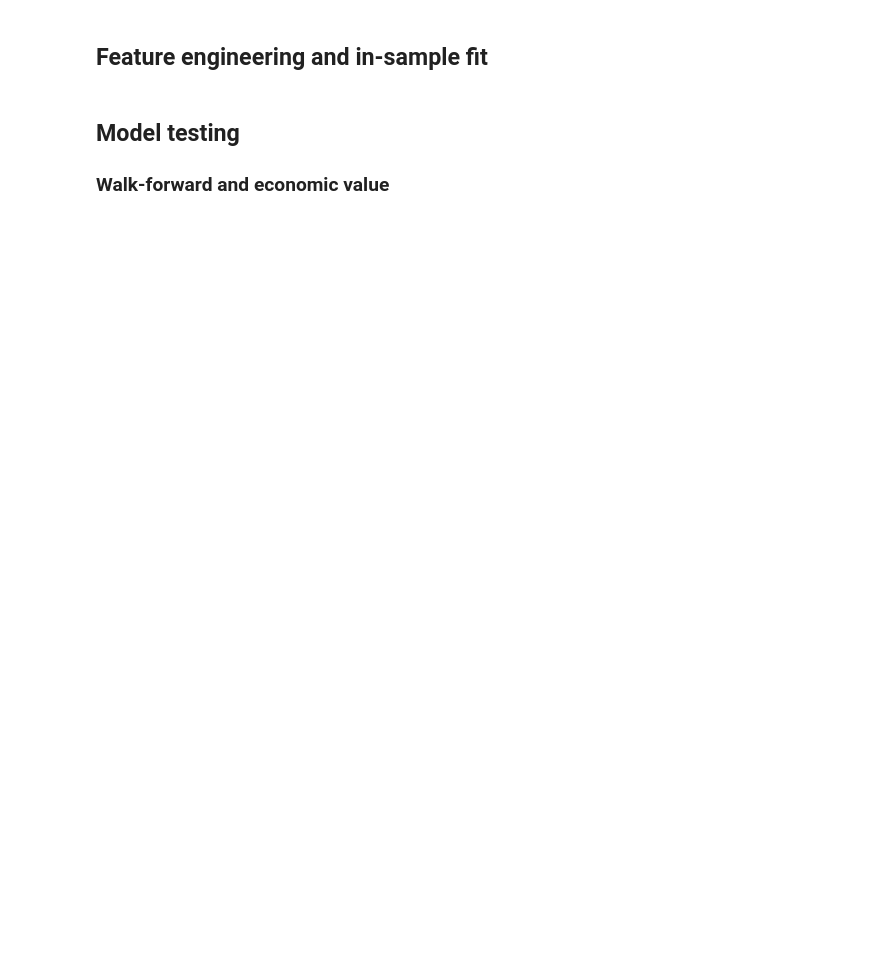
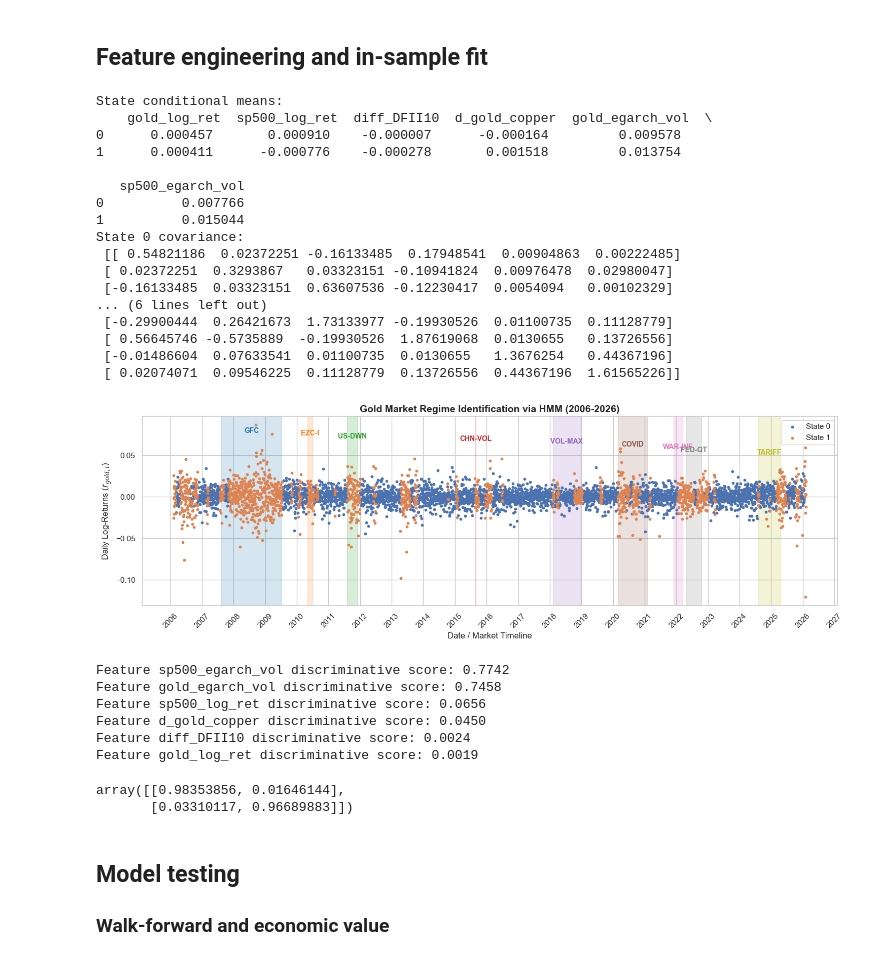
Before and after one commit to jp4724/Research-on-Decoupling-Dynamics-of-Gold-and-Equity-Markets, a Jupyter notebook: STAT5291 Capstone Code.ipynb, the cells around one changed output. Saved outputs shown, nothing was run; the diff lists cells and outputs as text; code cells hidden in the pictures; blank space fills up the shorter version.

```diff
--- a/STAT5291 Capstone Code.ipynb
+++ b/STAT5291 Capstone Code.ipynb
@@ -101,13 +160,50 @@ display(feat_df.tail())
 # %% [markdown]
 ## Feature engineering and in-sample fit
 # %%
+import importlib
+
+
+importlib.reload(utility_func)
 df_model, X, scaler, features = utility_func.prepare_hmm_design_matrix(hmm_path)
 model, df_model = utility_func.fit_gaussian_hmm_assign_states(
     df_model, X, features, scaler, random_state=42
 )
 utility_func.print_hmm_training_summaries(model, scaler, features)
-utility_func.plot_hmm_gold_states_scatter(df_model, model)
+utility_func.plot_hmm_gold_states_scatter(
+    df_model, model,
+    crisis_events_path="data/global_market_stress_events.csv",
+)
 utility_func.print_discriminative_feature_scores(model, features)
+# %% [output]
+State conditional means:
+    gold_log_ret  sp500_log_ret  diff_DFII10  d_gold_copper  gold_egarch_vol  \
+0      0.000457       0.000910    -0.000007      -0.000164         0.009578
+1      0.000411      -0.000776    -0.000278       0.001518         0.013754
+
+   sp500_egarch_vol
+0          0.007766
+1          0.015044
+State 0 covariance:
+ [[ 0.54821186  0.02372251 -0.16133485  0.17948541  0.00904863  0.00222485]
+ [ 0.02372251  0.3293867   0.03323151 -0.10941824  0.00976478  0.02980047]
+ [-0.16133485  0.03323151  0.63607536 -0.12230417  0.0054094   0.00102329]
+... (6 lines left out)
+ [-0.29900444  0.26421673  1.73133977 -0.19930526  0.01100735  0.11128779]
+ [ 0.56645746 -0.5735889  -0.19930526  1.87619068  0.0130655   0.13726556]
+ [-0.01486604  0.07633541  0.01100735  0.0130655   1.3676254   0.44367196]
+ [ 0.02074071  0.09546225  0.11128779  0.13726556  0.44367196  1.61565226]]
+[figure, added]
+Feature sp500_egarch_vol discriminative score: 0.7742
+Feature gold_egarch_vol discriminative score: 0.7458
+Feature sp500_log_ret discriminative score: 0.0656
+Feature d_gold_copper discriminative score: 0.0450
+Feature diff_DFII10 discriminative score: 0.0024
+Feature gold_log_ret discriminative score: 0.0019
+# %%
+model.transmat_
+# %% [output]
+array([[0.98353856, 0.01646144],
+       [0.03310117, 0.96689883]])
 # %% [markdown]
 ## Model testing
 ### Walk-forward and economic value
```
Also changed, not shown: parts of 26 cells of this notebook, 16 other files.
